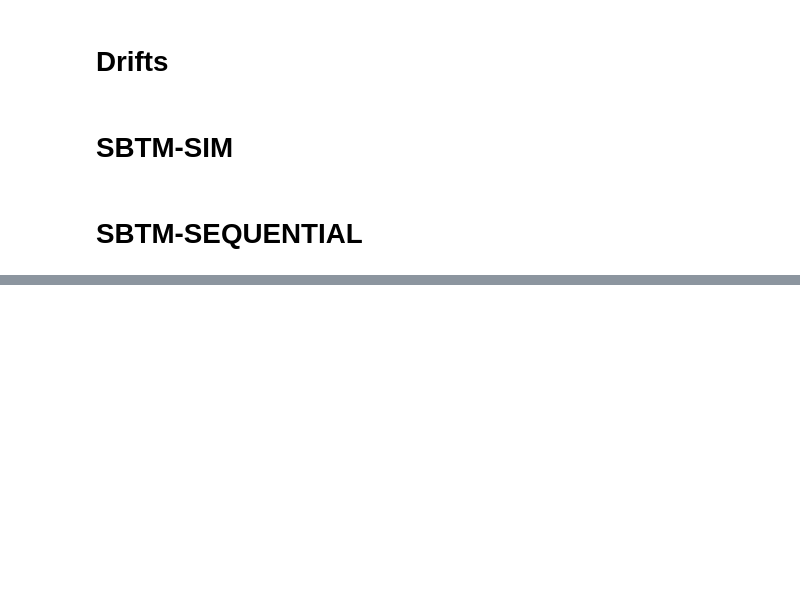
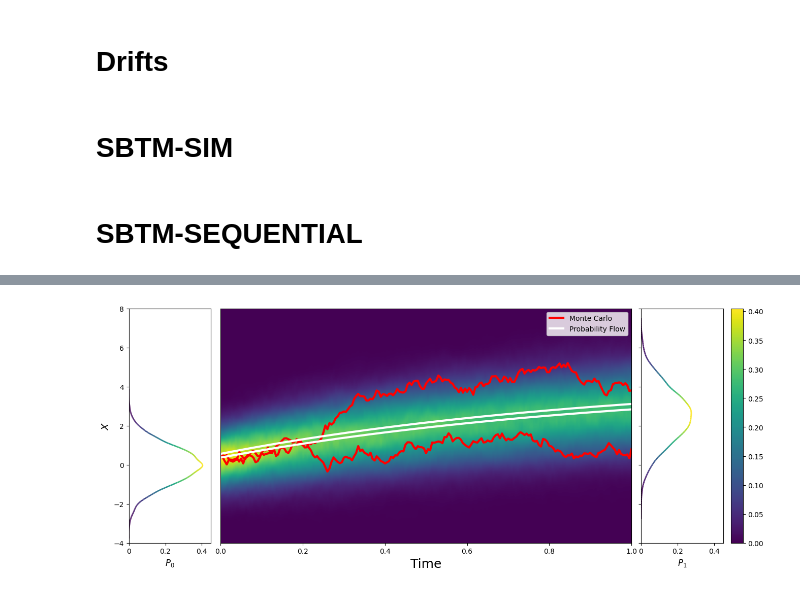
Before and after one commit to cliu687/sbtm-levy, a Jupyter notebook: EXAMPLE_1.ipynb, the cells around one changed output, grey strips where cells are left out. Saved outputs shown, nothing was run; the diff lists cells and outputs as text; code cells hidden in the pictures; blank space fills up the shorter version.

```diff
--- a/EXAMPLE_1.ipynb
+++ b/EXAMPLE_1.ipynb
@@ -1173,0 +1065,87 @@ np.squeeze(np.mean(scores_sumj * ri * N_ri * 6 * sig_jump)) (31,)
+# %%
+import matplotlib.gridspec as gridspec
+from matplotlib.collections import LineCollection
+import matplotlib.cm as cm
+
+
+def create_line_segments(data, x_values):
+    points = np.array([data, x_values]).T.reshape(-1, 1, 2)
+    segments = np.concatenate([points[:-1], points[1:]], axis=1)
+    return segments
+
+def estimate_density(data):
+    density = gaussian_kde(data)
+    xs = np.linspace(data.min(), data.max(), 300)
+    return xs, density(xs)
+
+def format_func(value, tick_number):
+    return int(value) if value == 0 else value
+
+from matplotlib.ticker import FuncFormatter
+
+
+np.random.seed(0)
+data_learned =  np.hstack(learned_samples_np)
+data = sdeLevy
+indices = np.random.choice(data.shape[0], 2, replace=False)
+particles = data[indices]
+particles_learned = data_learned[indices]
+
+
+fig = plt.figure(figsize=(18, 6))
+gs = gridspec.GridSpec(1, 3, width_ratios=[1, 5, 1])
+
+
+ax_left = plt.subplot(gs[0])
+x, density = estimate_density(data[:, 0])
+segments = create_line_segments(density, x)
+lc_left = LineCollection(segments, cmap=cm.viridis, norm=plt.Normalize(vmin=density.min(), vmax=density.max()))
+lc_left.set_array(density)
+lc_left.set_linewidth(2)
+ax_left.add_collection(lc_left)
+ax_left.set_ylim(-4,8)
+ax_left.set_xlim(0,0.45)
+ax_left.set_xlabel('$P_0$',fontsize=12)
+ax_left.set_ylabel('$X$', fontsize=14)
+ax_left.xaxis.set_major_formatter(FuncFormatter(format_func))
+
+ax_center = plt.subplot(gs[1])
+time_points = np.linspace(0, 1, 201)
+
+for i, particle in enumerate(particles):
+    if i == 0:
+        ax_center.plot(time_points, particle, color='red', linewidth=3, label='Monte Carlo')
+    else:
+        ax_center.plot(time_points, particle, color='red', linewidth=3)
+
+for i, particle in enumerate(particles_learned):
+    if i == 0:
+        ax_center.plot(time_points, particle, color='white', linewidth=3, label='Probability Flow')
+    else:
+        ax_center.plot(time_points, particle, color='white', linewidth=3)
+
+density = np.vstack([gaussian_kde(data[:, i])(np.linspace(data.min(), data.max(), 300)) for i in range(data.shape[1])])
+im = ax_center.imshow(density.T, aspect='auto', extent=[time_points.min(), time_points.max(), data.min(), data.max()], origin='lower', cmap='viridis')
+ax_center.set_xlabel('Time',fontsize=18)
+ax_center.legend(loc='upper right')
+ax_center.set_yticks([])
+
+ax_right = plt.subplot(gs[2])
+x, density = estimate_density(data[:, -1])
+segments = create_line_segments(density, x)
+lc_right = LineCollection(segments, cmap=cm.viridis, norm=plt.Normalize(vmin=density.min(), vmax=density.max()))
+lc_right.set_array(density)
+lc_right.set_linewidth(2)
+ax_right.add_collection(lc_right)
+ax_right.set_ylim(-4,8)
+ax_right.set_xlim(0,0.45)
+ax_right.set_yticklabels([])
+ax_right.set_xlabel('$P_1$',fontsize=12)
+ax_right.xaxis.set_major_formatter(FuncFormatter(format_func))
+cbar = fig.colorbar(im, ax=[ax_left, ax_center, ax_right], location='right')
+
+plt.subplots_adjust(wspace=0.05,right=0.775)
+plt.savefig('/home/zqcai3/lcy/sbtm-levy/experiments/example1-graph.pdf', format='pdf', dpi=300, bbox_inches='tight')
+plt.show()
+# %% [output]
+[figure, added]
```
Also changed, not shown: parts of 17 cells of this notebook.
